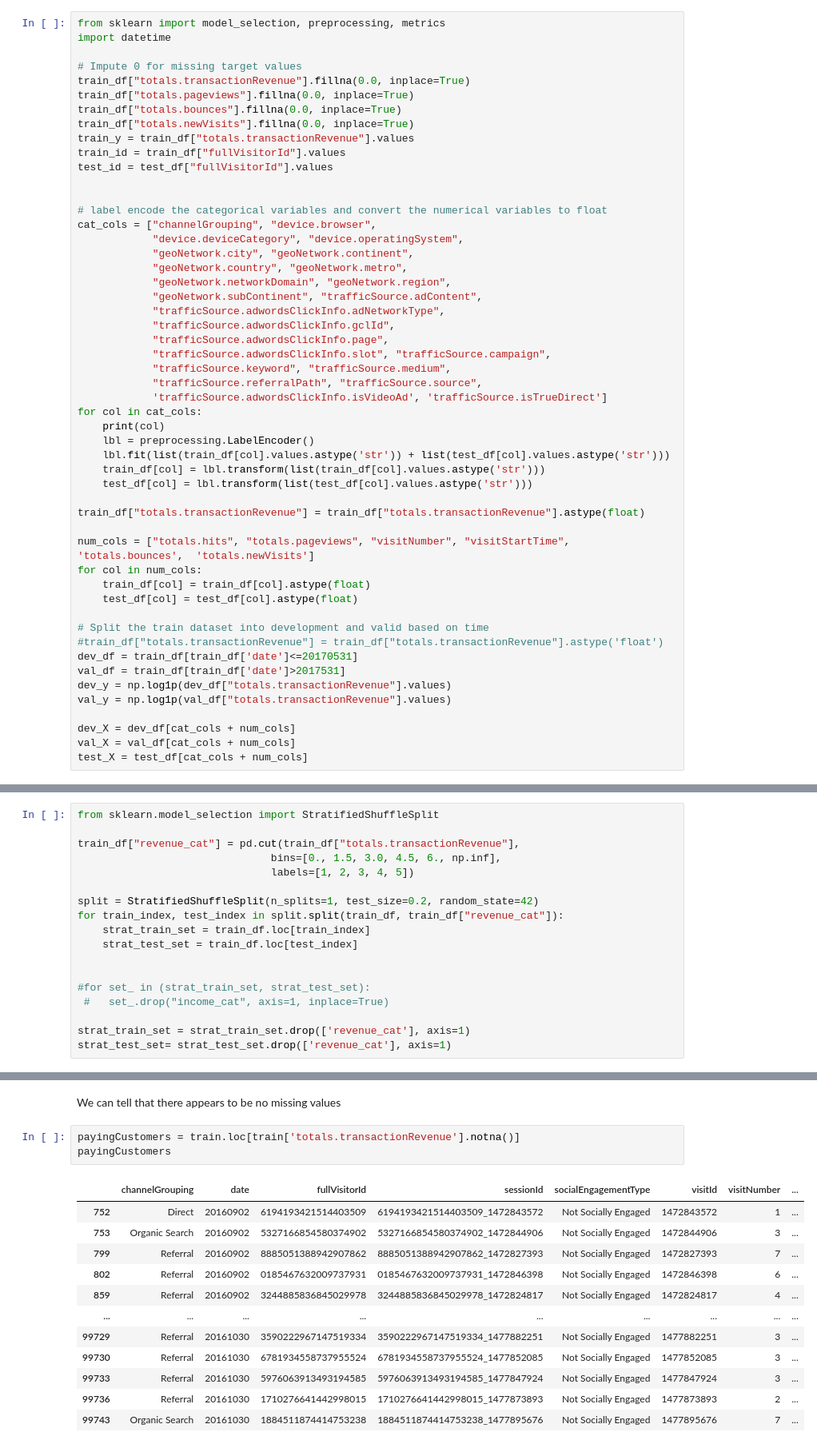
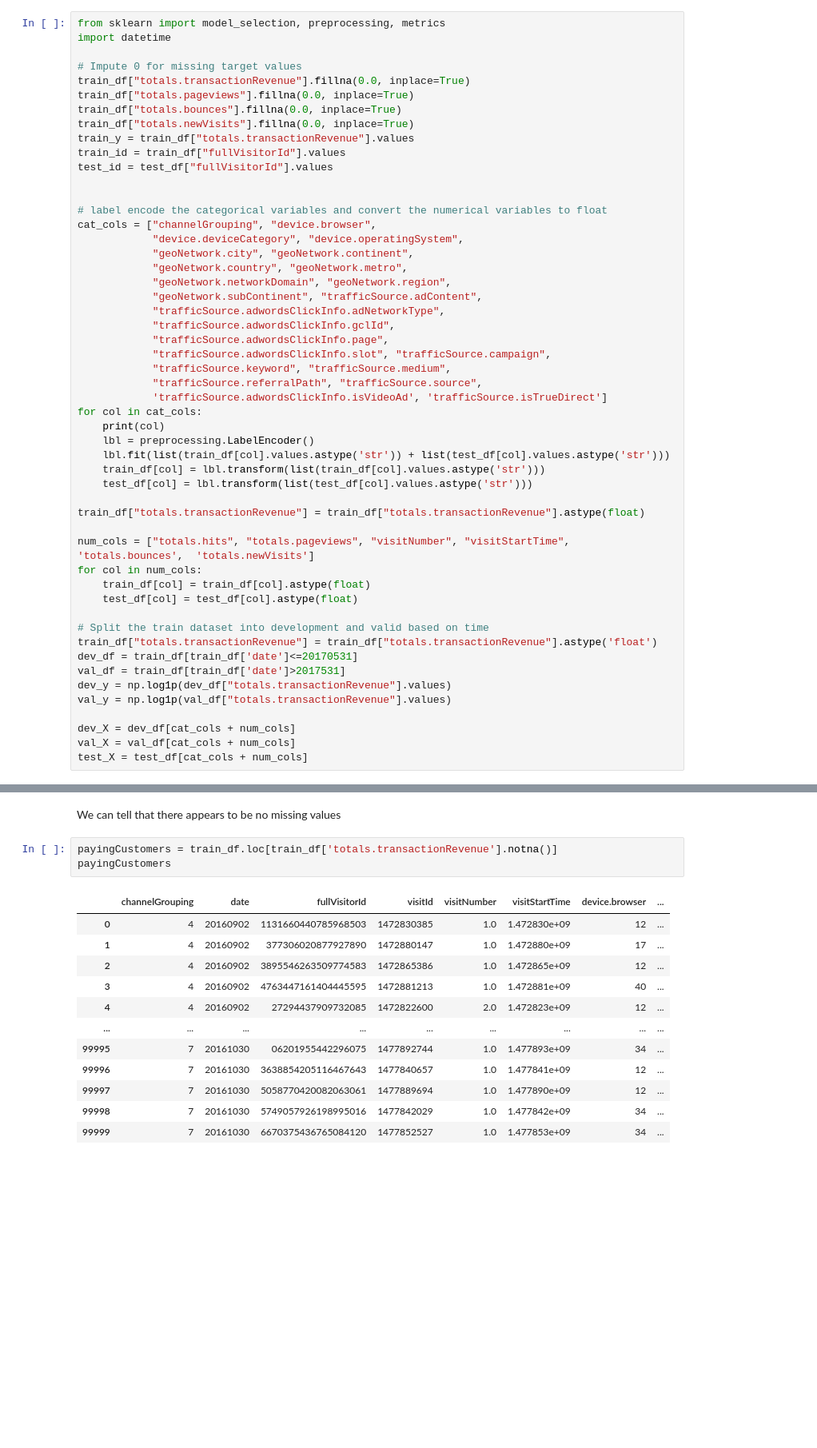
Before and after one commit to SteffenLG/DAT158-Oblig2, a Jupyter notebook: DAT158-Oblig2.ipynb, the cells around one changed output, grey strips where cells are left out. Shown: that part at 80% size. Drawn from its saved outputs; the diff is of its cells as text; blank space fills up the shorter version.

```diff
--- a/DAT158-Oblig2.ipynb
+++ b/DAT158-Oblig2.ipynb
@@ -126,7 +172,7 @@ for col in num_cols:
     test_df[col] = test_df[col].astype(float)
 
 # Split the train dataset into development and valid based on time
-#train_df["totals.transactionRevenue"] = train_df["totals.transactionRevenue"].astype('float')
+train_df["totals.transactionRevenue"] = train_df["totals.transactionRevenue"].astype('float')
 dev_df = train_df[train_df['date']<=20170531]
 val_df = train_df[train_df['date']>2017531]
 dev_y = np.log1p(dev_df["totals.transactionRevenue"].values)
@@ -190,18 +295,0 @@ NameError: name 'pred_val' is not defined
-# %%
-from sklearn.model_selection import StratifiedShuffleSplit
-
-train_df["revenue_cat"] = pd.cut(train_df["totals.transactionRevenue"],
-                               bins=[0., 1.5, 3.0, 4.5, 6., np.inf],
-                               labels=[1, 2, 3, 4, 5])
-
-split = StratifiedShuffleSplit(n_splits=1, test_size=0.2, random_state=42)
-for train_index, test_index in split.split(train_df, train_df["revenue_cat"]):
-    strat_train_set = train_df.loc[train_index]
-    strat_test_set = train_df.loc[test_index]
-
-
-#for set_ in (strat_train_set, strat_test_set):
- #   set_.drop("income_cat", axis=1, inplace=True)
-
-strat_train_set = strat_train_set.drop(['revenue_cat'], axis=1)
-strat_test_set= strat_test_set.drop(['revenue_cat'], axis=1)
@@ -210,18 +316,18 @@ ValueError: Input contains NaN, infinity or a value too large for dtype('float64
 # %% [markdown]
 We can tell that there appears to be no missing values
 # %%
-payingCustomers = train.loc[train['totals.transactionRevenue'].notna()]
+payingCustomers = train_df.loc[train_df['totals.transactionRevenue'].notna()]
 payingCustomers
 # %% [output]
-|  | channelGrouping | date | fullVisitorId | sessionId | socialEngagementType | visitId | visitNumber | ... |
-| 752 | Direct | 20160902 | 6194193421514403509 | 6194193421514403509_1472843572 | Not Socially Engaged | 1472843572 | 1 | ... |
-| 753 | Organic Search | 20160902 | 5327166854580374902 | 5327166854580374902_1472844906 | Not Socially Engaged | 1472844906 | 3 | ... |
-| 799 | Referral | 20160902 | 8885051388942907862 | 8885051388942907862_1472827393 | Not Socially Engaged | 1472827393 | 7 | ... |
-| 802 | Referral | 20160902 | 0185467632009737931 | 0185467632009737931_1472846398 | Not Socially Engaged | 1472846398 | 6 | ... |
-| 859 | Referral | 20160902 | 3244885836845029978 | 3244885836845029978_1472824817 | Not Socially Engaged | 1472824817 | 4 | ... |
+|  | channelGrouping | date | fullVisitorId | visitId | visitNumber | visitStartTime | device.browser | ... |
+| 0 | 4 | 20160902 | 1131660440785968503 | 1472830385 | 1.0 | 1.472830e+09 | 12 | ... |
+| 1 | 4 | 20160902 | 377306020877927890 | 1472880147 | 1.0 | 1.472880e+09 | 17 | ... |
+| 2 | 4 | 20160902 | 3895546263509774583 | 1472865386 | 1.0 | 1.472865e+09 | 12 | ... |
+| 3 | 4 | 20160902 | 4763447161404445595 | 1472881213 | 1.0 | 1.472881e+09 | 40 | ... |
+| 4 | 4 | 20160902 | 27294437909732085 | 1472822600 | 2.0 | 1.472823e+09 | 12 | ... |
 | ... | ... | ... | ... | ... | ... | ... | ... | ... |
-| 99729 | Referral | 20161030 | 3590222967147519334 | 3590222967147519334_1477882251 | Not Socially Engaged | 1477882251 | 3 | ... |
-| 99730 | Referral | 20161030 | 6781934558737955524 | 6781934558737955524_1477852085 | Not Socially Engaged | 1477852085 | 3 | ... |
-| 99733 | Referral | 20161030 | 5976063913493194585 | 5976063913493194585_1477847924 | Not Socially Engaged | 1477847924 | 3 | ... |
-| 99736 | Referral | 20161030 | 1710276641442998015 | 1710276641442998015_1477873893 | Not Socially Engaged | 1477873893 | 2 | ... |
-| 99743 | Organic Search | 20161030 | 1884511874414753238 | 1884511874414753238_1477895676 | Not Socially Engaged | 1477895676 | 7 | ... |
+| 99995 | 7 | 20161030 | 06201955442296075 | 1477892744 | 1.0 | 1.477893e+09 | 34 | ... |
+| 99996 | 7 | 20161030 | 3638854205116467643 | 1477840657 | 1.0 | 1.477841e+09 | 12 | ... |
+| 99997 | 7 | 20161030 | 5058770420082063061 | 1477889694 | 1.0 | 1.477890e+09 | 12 | ... |
+| 99998 | 7 | 20161030 | 5749057926198995016 | 1477842029 | 1.0 | 1.477842e+09 | 34 | ... |
+| 99999 | 7 | 20161030 | 6670375436765084120 | 1477852527 | 1.0 | 1.477853e+09 | 34 | ... |
```
Also changed, not shown: parts of 48 cells of this notebook, 2 other files.
